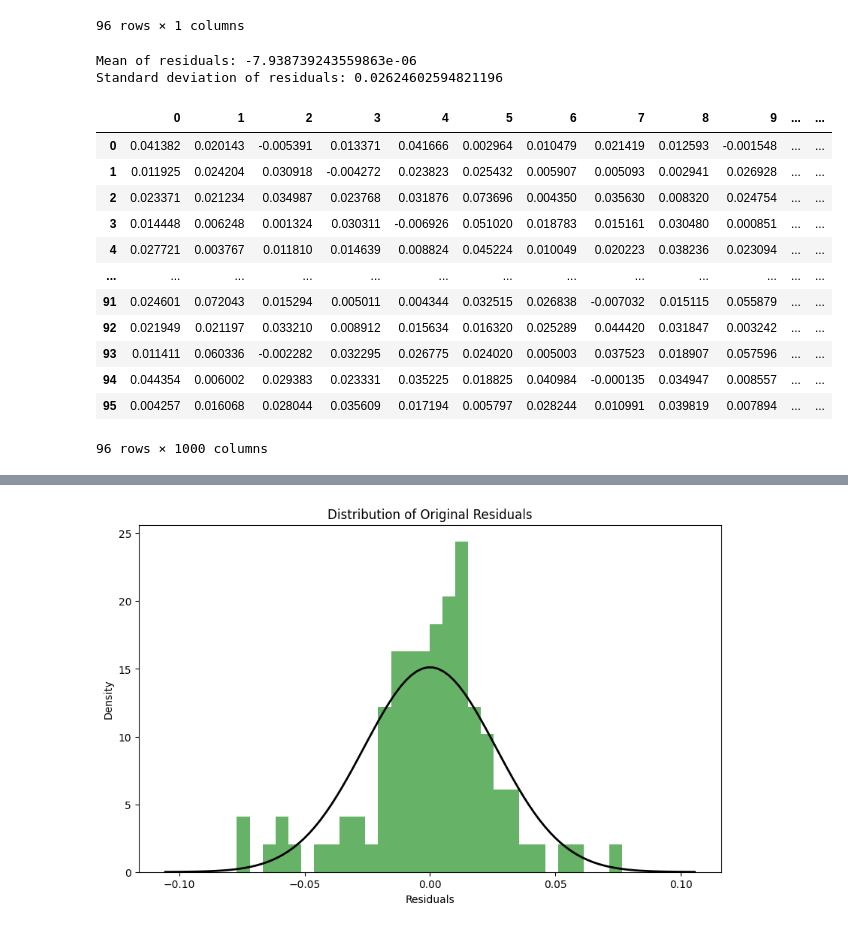
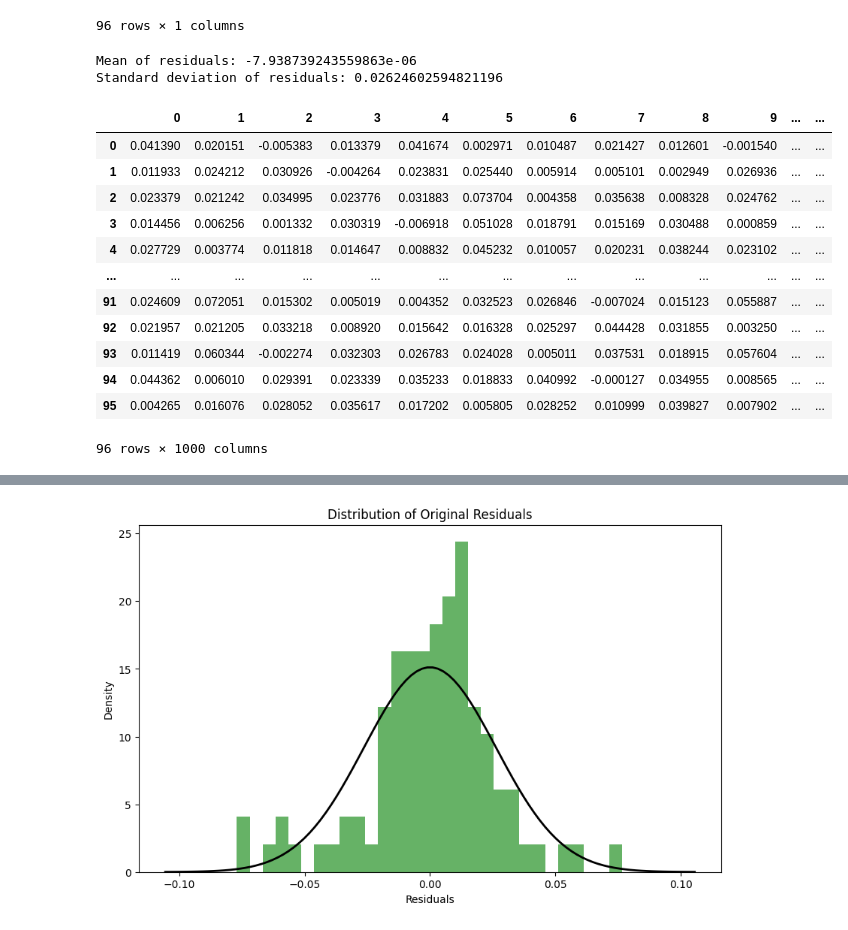
Before and after one commit to kostiantynvoskovtsov/masters-thesis, a Jupyter notebook: td_denton_skewed.ipynb, the cells around one changed output, grey strips where cells are left out. Drawn from its saved outputs; the diff is of its cells as text; code cells hidden in the pictures.

```diff
--- a/td_denton_skewed.ipynb
+++ b/td_denton_skewed.ipynb
@@ -112,47 +112,54 @@ display(fit_model_resid_df)
 96 rows × 1 columns
 # %%
 from scipy.stats import skewnorm
+import numpy as np
+import pandas as pd
+
 np.random.seed(24)  # Set a random seed for reproducibility
+
 # Calculate the mean and standard deviation of the residuals from the fitted ARIMA model
 mu = np.mean(fitted_model.resid)
 sig = np.std(fitted_model.resid)
 
 # Choose a skewness parameter (alpha); positive values mean right skew, negative left skew.
-alpha = 3  # for example, to introduce right skew
+a=3#for example, to introduce right skew
 
-# Initialize an array to store the generated residuals(for Monte Carlo simulation)
+# Initialize an array to store the generated residuals (for Monte Carlo simulation)
 generated_residuals = np.ndarray((len(log_gr), 1000))
 
-# Generate 1000 sets of residuals(for Monte Carlo simulation)
+# Generate 1000 sets of residuals (for Monte Carlo simulation)
 for i in range(1000):
-    # Generate new residuals(using skew-normal distribution)
+    # Generate new residuals (using skew-normal distribution)
     # Note: The skewnorm function loc parameter is the mean and scale is the standard deviation.
-    resid_new = skewnorm.rvs(a=alpha, loc=0, scale=1, size=len(log_gr)) * sig + mu
+    resid_new = skewnorm.rvs(a, loc=0, scale=1, size=len(log_gr)) * sig + mu
     # Append the new residuals to the generated_residuals array
     generated_residuals[:, i] = resid_new
+
+# Demean the generated residuals
+generated_residuals -= mu
 
 # Print the mean and standard deviation of the residuals
 print("Mean of residuals:", mu)
 print("Standard deviation of residuals:", sig)
 
 # Display the generated residuals
 gen_resid_df = pd.DataFrame(generated_residuals)
 display(gen_resid_df)
 # %% [output]
 Mean of residuals: -7.938739243559863e-06
 Standard deviation of residuals: 0.02624602594821196
 |  | 0 | 1 | 2 | 3 | 4 | 5 | 6 | 7 | 8 | 9 | ... | ... |
-| 0 | 0.041382 | 0.020143 | -0.005391 | 0.013371 | 0.041666 | 0.002964 | 0.010479 | 0.021419 | 0.012593 | -0.001548 | ... | ... |
-| 1 | 0.011925 | 0.024204 | 0.030918 | -0.004272 | 0.023823 | 0.025432 | 0.005907 | 0.005093 | 0.002941 | 0.026928 | ... | ... |
-| 2 | 0.023371 | 0.021234 | 0.034987 | 0.023768 | 0.031876 | 0.073696 | 0.004350 | 0.035630 | 0.008320 | 0.024754 | ... | ... |
-| 3 | 0.014448 | 0.006248 | 0.001324 | 0.030311 | -0.006926 | 0.051020 | 0.018783 | 0.015161 | 0.030480 | 0.000851 | ... | ... |
-| 4 | 0.027721 | 0.003767 | 0.011810 | 0.014639 | 0.008824 | 0.045224 | 0.010049 | 0.020223 | 0.038236 | 0.023094 | ... | ... |
+| 0 | 0.041390 | 0.020151 | -0.005383 | 0.013379 | 0.041674 | 0.002971 | 0.010487 | 0.021427 | 0.012601 | -0.001540 | ... | ... |
+| 1 | 0.011933 | 0.024212 | 0.030926 | -0.004264 | 0.023831 | 0.025440 | 0.005914 | 0.005101 | 0.002949 | 0.026936 | ... | ... |
+| 2 | 0.023379 | 0.021242 | 0.034995 | 0.023776 | 0.031883 | 0.073704 | 0.004358 | 0.035638 | 0.008328 | 0.024762 | ... | ... |
+| 3 | 0.014456 | 0.006256 | 0.001332 | 0.030319 | -0.006918 | 0.051028 | 0.018791 | 0.015169 | 0.030488 | 0.000859 | ... | ... |
+| 4 | 0.027729 | 0.003774 | 0.011818 | 0.014647 | 0.008832 | 0.045232 | 0.010057 | 0.020231 | 0.038244 | 0.023102 | ... | ... |
 | ... | ... | ... | ... | ... | ... | ... | ... | ... | ... | ... | ... | ... |
-| 91 | 0.024601 | 0.072043 | 0.015294 | 0.005011 | 0.004344 | 0.032515 | 0.026838 | -0.007032 | 0.015115 | 0.055879 | ... | ... |
-| 92 | 0.021949 | 0.021197 | 0.033210 | 0.008912 | 0.015634 | 0.016320 | 0.025289 | 0.044420 | 0.031847 | 0.003242 | ... | ... |
-| 93 | 0.011411 | 0.060336 | -0.002282 | 0.032295 | 0.026775 | 0.024020 | 0.005003 | 0.037523 | 0.018907 | 0.057596 | ... | ... |
-| 94 | 0.044354 | 0.006002 | 0.029383 | 0.023331 | 0.035225 | 0.018825 | 0.040984 | -0.000135 | 0.034947 | 0.008557 | ... | ... |
-| 95 | 0.004257 | 0.016068 | 0.028044 | 0.035609 | 0.017194 | 0.005797 | 0.028244 | 0.010991 | 0.039819 | 0.007894 | ... | ... |
+| 91 | 0.024609 | 0.072051 | 0.015302 | 0.005019 | 0.004352 | 0.032523 | 0.026846 | -0.007024 | 0.015123 | 0.055887 | ... | ... |
+| 92 | 0.021957 | 0.021205 | 0.033218 | 0.008920 | 0.015642 | 0.016328 | 0.025297 | 0.044428 | 0.031855 | 0.003250 | ... | ... |
+| 93 | 0.011419 | 0.060344 | -0.002274 | 0.032303 | 0.026783 | 0.024028 | 0.005011 | 0.037531 | 0.018915 | 0.057604 | ... | ... |
+| 94 | 0.044362 | 0.006010 | 0.029391 | 0.023339 | 0.035233 | 0.018833 | 0.040992 | -0.000127 | 0.034955 | 0.008565 | ... | ... |
+| 95 | 0.004265 | 0.016076 | 0.028052 | 0.035617 | 0.017202 | 0.005805 | 0.028252 | 0.010999 | 0.039827 | 0.007902 | ... | ... |
 96 rows × 1000 columns
 # %%
 resid_skew = fitted_model.resid.skew()
```
Also changed, not shown: parts of 7 cells of this notebook.
